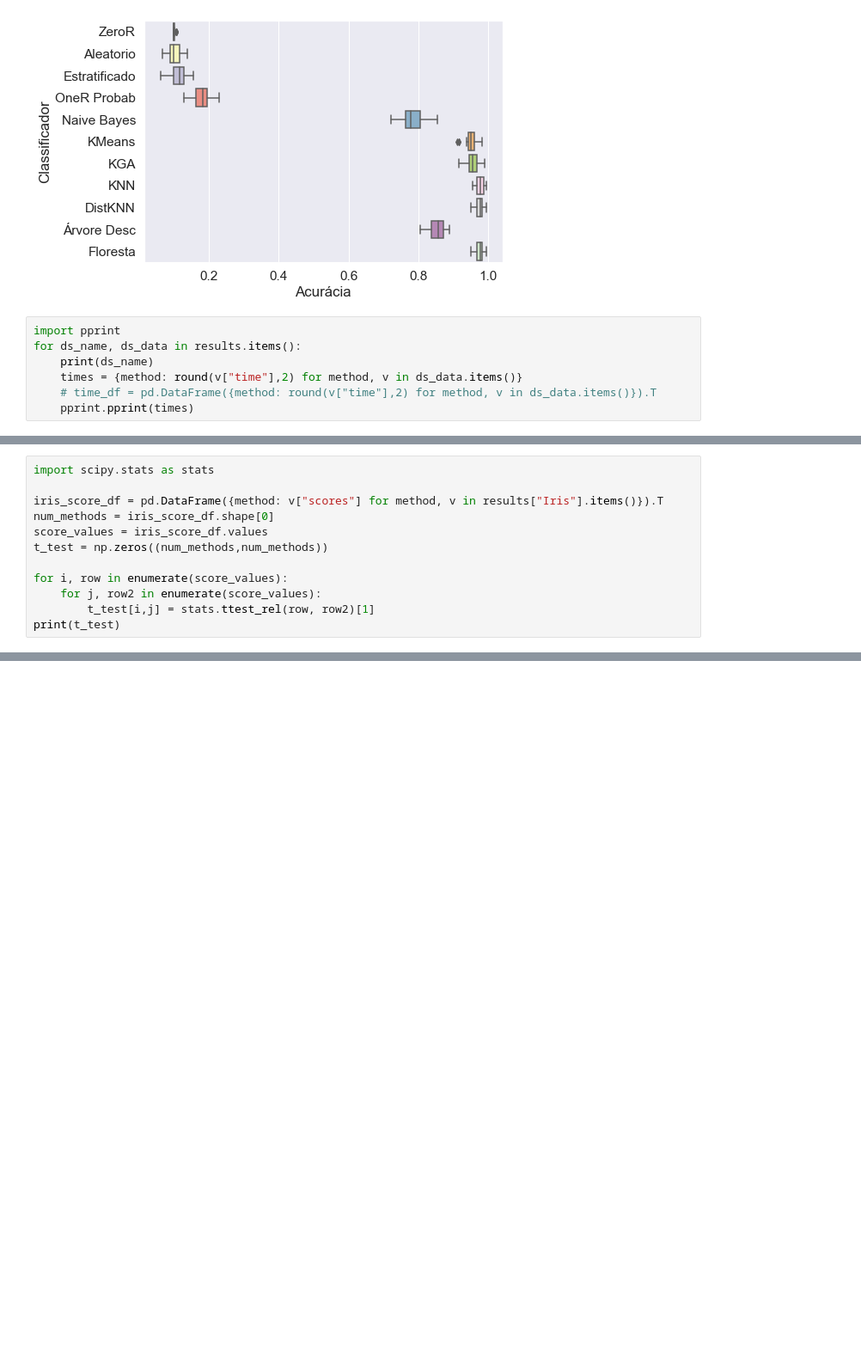
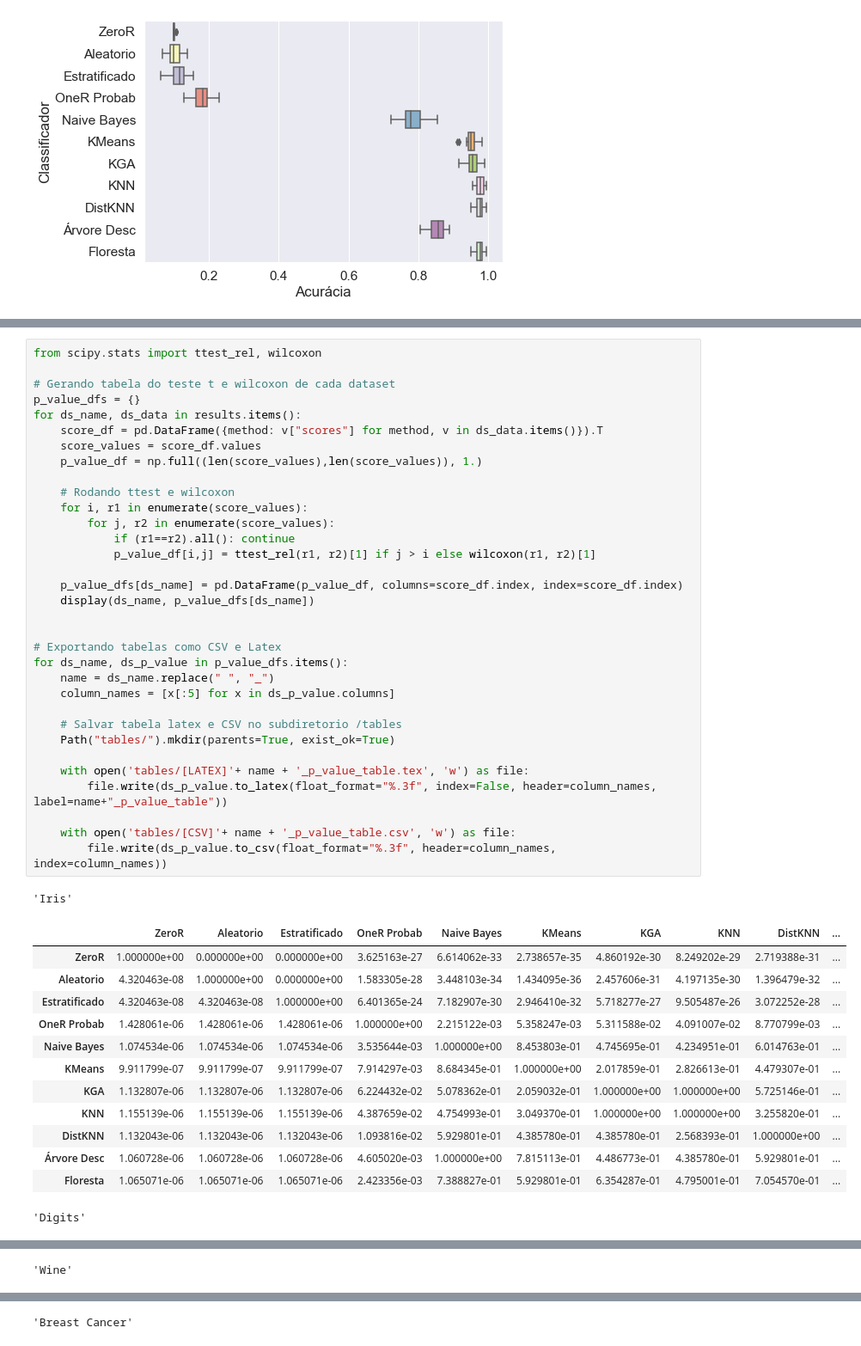
Before and after one commit to gabrielcipriano/T2-IA, a Jupyter notebook: main.ipynb, the cells around one changed output, grey strips where cells are left out. Shown at 86% size. Cells and saved outputs as stored; diff of their text form; blank space fills up the shorter version.

```diff
--- a/main.ipynb
+++ b/main.ipynb
@@ -933,10 +835,3 @@ score_df = pd.DataFrame({method: v["scores"] for method, v in results["Digits"].
 plot_dataset_boxplot(score_df, ds_name, "plotss/")
 # %% [output]
 [figure]
-# %%
-import pprint
-for ds_name, ds_data in results.items():
-    print(ds_name)
-    times = {method: round(v["time"],2) for method, v in ds_data.items()}
-    # time_df = pd.DataFrame({method: round(v["time"],2) for method, v in ds_data.items()}).T
-    pprint.pprint(times)
@@ -963,12 +868,0 @@ Iris
-# %%
-import scipy.stats as stats
-
-iris_score_df = pd.DataFrame({method: v["scores"] for method, v in results["Iris"].items()}).T
-num_methods = iris_score_df.shape[0]
-score_values = iris_score_df.values
-t_test = np.zeros((num_methods,num_methods))
-
-for i, row in enumerate(score_values):
-    for j, row2 in enumerate(score_values):
-        t_test[i,j] = stats.ttest_rel(row, row2)[1]
-print(t_test)
@@ -992,0 +869,48 @@ print(t_test)
+# %%
+from scipy.stats import ttest_rel, wilcoxon
+
+# Gerando tabela do teste t e wilcoxon de cada dataset
+p_value_dfs = {}
+for ds_name, ds_data in results.items():
+    score_df = pd.DataFrame({method: v["scores"] for method, v in ds_data.items()}).T
+    score_values = score_df.values
+    p_value_df = np.full((len(score_values),len(score_values)), 1.)
+
+    # Rodando ttest e wilcoxon
+    for i, r1 in enumerate(score_values):
+        for j, r2 in enumerate(score_values):
+            if (r1==r2).all(): continue
+            p_value_df[i,j] = ttest_rel(r1, r2)[1] if j > i else wilcoxon(r1, r2)[1]
+
+    p_value_dfs[ds_name] = pd.DataFrame(p_value_df, columns=score_df.index, index=score_df.index)
+    display(ds_name, p_value_dfs[ds_name])
+
+
+# Exportando tabelas como CSV e Latex
+for ds_name, ds_p_value in p_value_dfs.items():
+    name = ds_name.replace(" ", "_")
+    column_names = [x[:5] for x in ds_p_value.columns]
+
+    # Salvar tabela latex e CSV no subdiretorio /tables
+    Path("tables/").mkdir(parents=True, exist_ok=True)
+
+    with open('tables/[LATEX]'+ name + '_p_value_table.tex', 'w') as file:
+        file.write(ds_p_value.to_latex(float_format="%.3f", index=False, header=column_names, label=name+"_p_value_table"))
+
+    with open('tables/[CSV]'+ name + '_p_value_table.csv', 'w') as file:
+        file.write(ds_p_value.to_csv(float_format="%.3f", header=column_names, index=column_names))
+# %% [output]
+'Iris'
+|  | ZeroR | Aleatorio | Estratificado | OneR Probab | Naive Bayes | KMeans | KGA | KNN | DistKNN | ... |
+| ZeroR | 1.000000e+00 | 0.000000e+00 | 0.000000e+00 | 3.625163e-27 | 6.614062e-33 | 2.738657e-35 | 4.860192e-30 | 8.249202e-29 | 2.719388e-31 | ... |
+| Aleatorio | 4.320463e-08 | 1.000000e+00 | 0.000000e+00 | 1.583305e-28 | 3.448103e-34 | 1.434095e-36 | 2.457606e-31 | 4.197135e-30 | 1.396479e-32 | ... |
+| Estratificado | 4.320463e-08 | 4.320463e-08 | 1.000000e+00 | 6.401365e-24 | 7.182907e-30 | 2.946410e-32 | 5.718277e-27 | 9.505487e-26 | 3.072252e-28 | ... |
+| OneR Probab | 1.428061e-06 | 1.428061e-06 | 1.428061e-06 | 1.000000e+00 | 2.215122e-03 | 5.358247e-03 | 5.311588e-02 | 4.091007e-02 | 8.770799e-03 | ... |
+| Naive Bayes | 1.074534e-06 | 1.074534e-06 | 1.074534e-06 | 3.535644e-03 | 1.000000e+00 | 8.453803e-01 | 4.745695e-01 | 4.234951e-01 | 6.014763e-01 | ... |
+| KMeans | 9.911799e-07 | 9.911799e-07 | 9.911799e-07 | 7.914297e-03 | 8.684345e-01 | 1.000000e+00 | 2.017859e-01 | 2.826613e-01 | 4.479307e-01 | ... |
+| KGA | 1.132807e-06 | 1.132807e-06 | 1.132807e-06 | 6.224432e-02 | 5.078362e-01 | 2.059032e-01 | 1.000000e+00 | 1.000000e+00 | 5.725146e-01 | ... |
+| KNN | 1.155139e-06 | 1.155139e-06 | 1.155139e-06 | 4.387659e-02 | 4.754993e-01 | 3.049370e-01 | 1.000000e+00 | 1.000000e+00 | 3.255820e-01 | ... |
+| DistKNN | 1.132043e-06 | 1.132043e-06 | 1.132043e-06 | 1.093816e-02 | 5.929801e-01 | 4.385780e-01 | 4.385780e-01 | 2.568393e-01 | 1.000000e+00 | ... |
+| Árvore Desc | 1.060728e-06 | 1.060728e-06 | 1.060728e-06 | 4.605020e-03 | 1.000000e+00 | 7.815113e-01 | 4.486773e-01 | 4.385780e-01 | 5.929801e-01 | ... |
+| Floresta | 1.065071e-06 | 1.065071e-06 | 1.065071e-06 | 2.423356e-03 | 7.388827e-01 | 5.929801e-01 | 6.354287e-01 | 4.795001e-01 | 7.054570e-01 | ... |
+'Digits'
@@ -992,0 +929 @@ print(t_test)
+'Wine'
@@ -992,0 +942 @@ print(t_test)
+'Breast Cancer'
```
Also changed, not shown: parts of 14 cells of this notebook, 22 other files.
